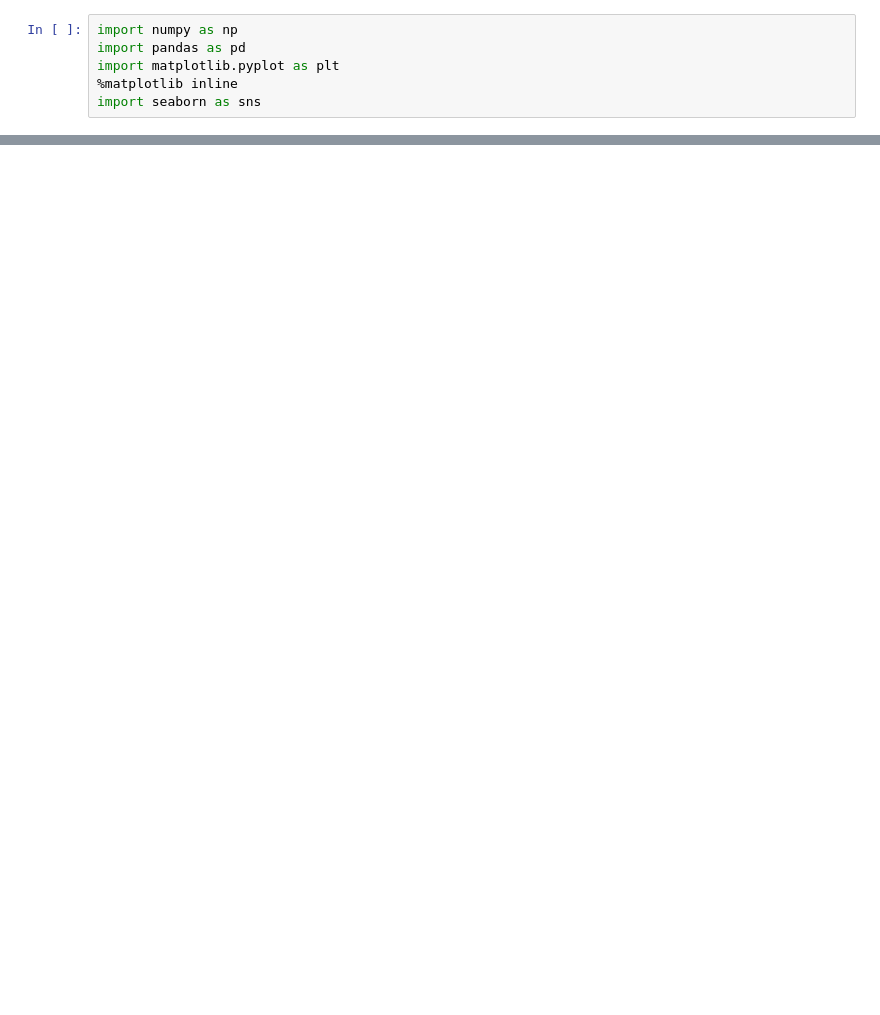
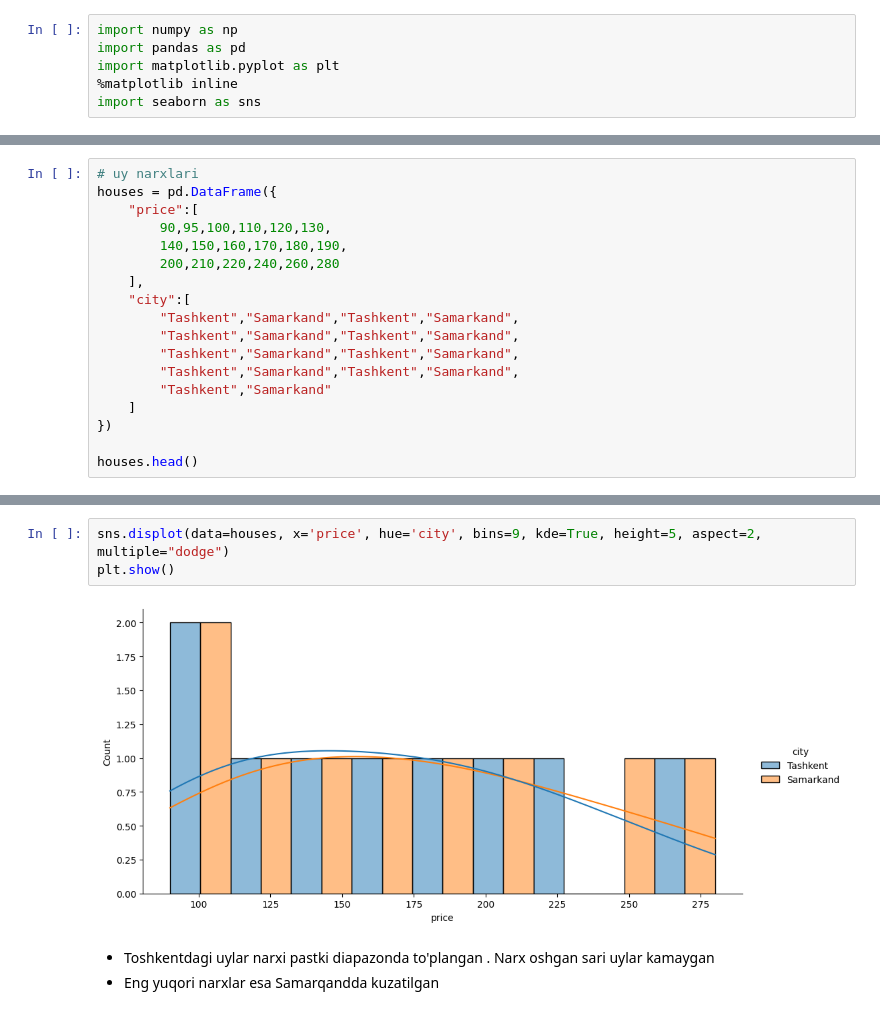
Before and after one commit to izzat-ai/learning-ai, a Jupyter notebook: data_visualization/seaborn/distribution.ipynb, the cells around one changed output, grey strips where cells are left out. Saved outputs shown, nothing was run; the diff lists cells and outputs as text; blank space fills up the shorter version.

```diff
--- a/data_visualization/seaborn/distribution.ipynb
+++ b/data_visualization/seaborn/distribution.ipynb
@@ -62,0 +78,18 @@ plt.show()
+# %%
+# uy narxlari
+houses = pd.DataFrame({
+    "price":[
+        90,95,100,110,120,130,
+        140,150,160,170,180,190,
+        200,210,220,240,260,280
+    ],
+    "city":[
+        "Tashkent","Samarkand","Tashkent","Samarkand",
+        "Tashkent","Samarkand","Tashkent","Samarkand",
+        "Tashkent","Samarkand","Tashkent","Samarkand",
+        "Tashkent","Samarkand","Tashkent","Samarkand",
+        "Tashkent","Samarkand"
+    ]
+})
+
+houses.head()
@@ -62,0 +103,8 @@ plt.show()
+# %%
+sns.displot(data=houses, x='price', hue='city', bins=9, kde=True, height=5, aspect=2, multiple="dodge")
+plt.show()
+# %% [output]
+[figure, added]
+# %% [markdown]
+- Toshkentdagi uylar narxi pastki diapazonda to'plangan . Narx oshgan sari uylar kamaygan
+- Eng yuqori narxlar esa Samarqandda kuzatilgan
```
Also changed, not shown: parts of 13 cells of this notebook.
